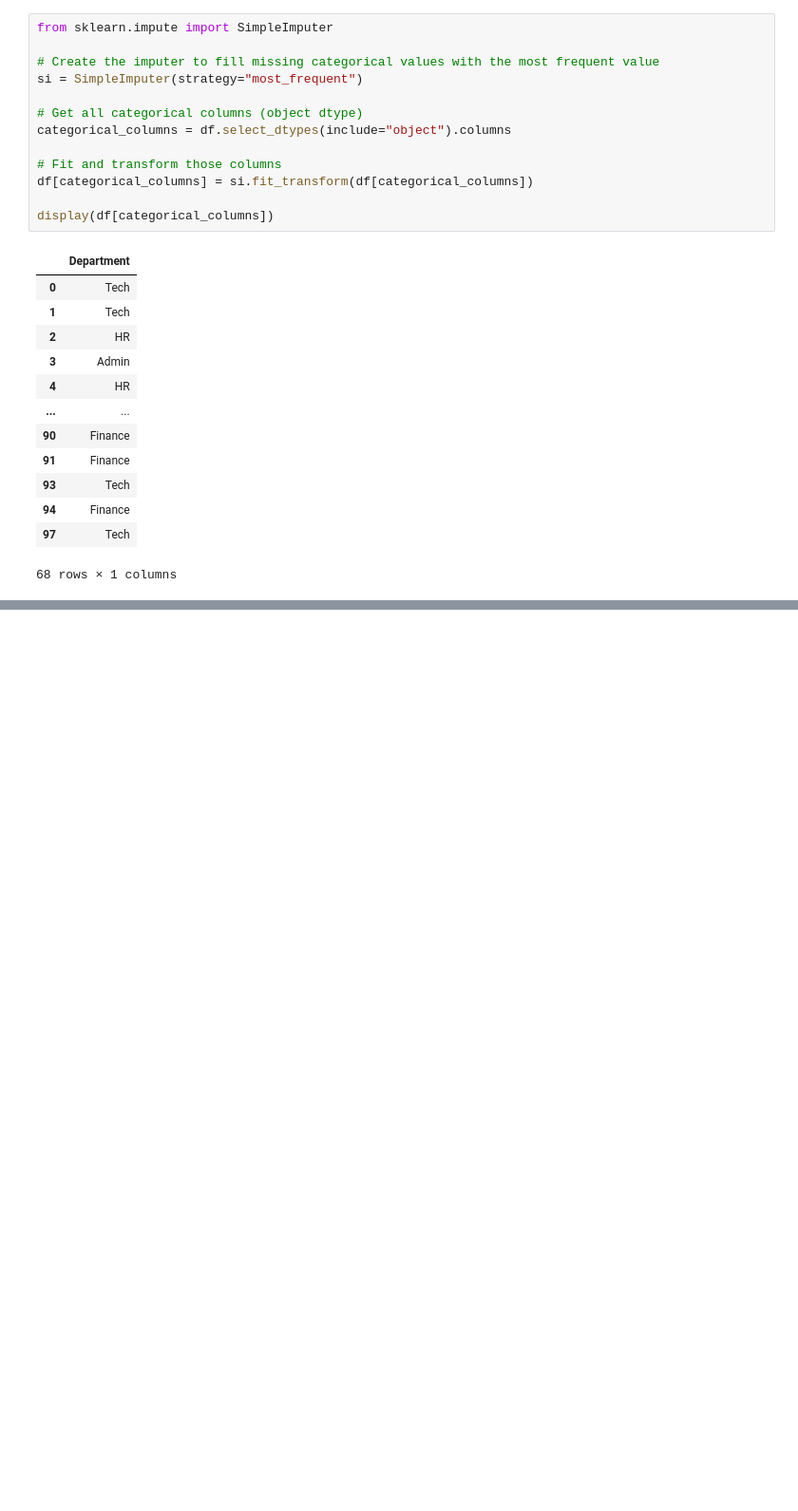
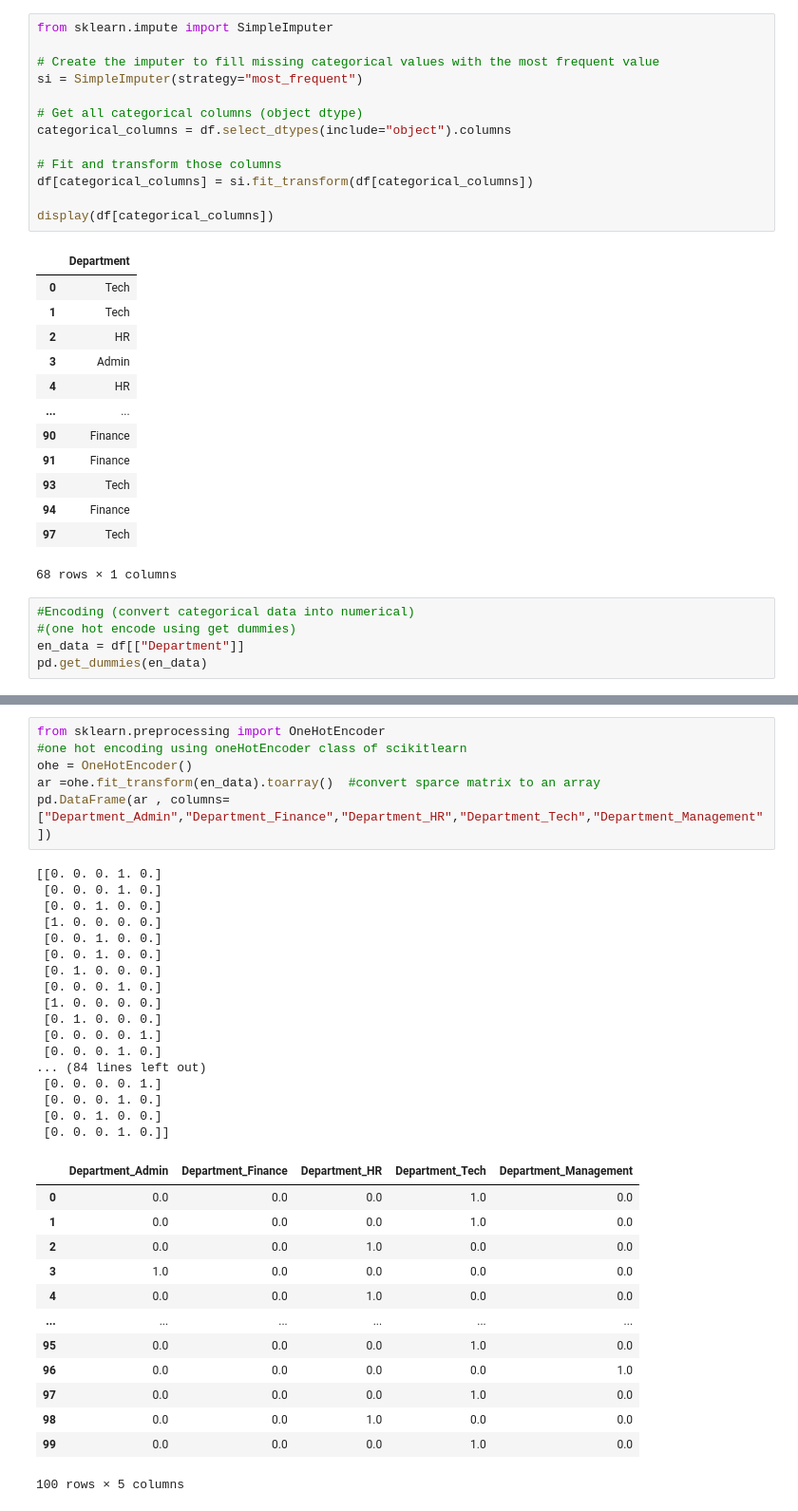
Before and after one commit to Jenil020/python, a Jupyter notebook: ML.ipynb, the cells around one changed output, grey strips where cells are left out. Shown: that part at 95% size. Saved outputs shown, nothing was run; the diff lists cells and outputs as text; blank space fills up the shorter version.

```diff
--- a/ML.ipynb
+++ b/ML.ipynb
@@ -110,3 +110,8 @@ display(df[categorical_columns])
 | 94 | Finance |
 | 97 | Tech |
 68 rows × 1 columns
+# %%
+#Encoding (convert categorical data into numerical)
+#(one hot encode using get dummies)
+en_data = df[["Department"]]
+pd.get_dummies(en_data)
@@ -112,0 +132,37 @@ display(df[categorical_columns])
+# %%
+from sklearn.preprocessing import OneHotEncoder
+#one hot encoding using oneHotEncoder class of scikitlearn
+ohe = OneHotEncoder()
+ar =ohe.fit_transform(en_data).toarray()  #convert sparce matrix to an array
+pd.DataFrame(ar , columns=["Department_Admin","Department_Finance","Department_HR","Department_Tech","Department_Management"])
+# %% [output]
+[[0. 0. 0. 1. 0.]
+ [0. 0. 0. 1. 0.]
+ [0. 0. 1. 0. 0.]
+ [1. 0. 0. 0. 0.]
+ [0. 0. 1. 0. 0.]
+ [0. 0. 1. 0. 0.]
+ [0. 1. 0. 0. 0.]
+ [0. 0. 0. 1. 0.]
+ [1. 0. 0. 0. 0.]
+ [0. 1. 0. 0. 0.]
+ [0. 0. 0. 0. 1.]
+ [0. 0. 0. 1. 0.]
+... (84 lines left out)
+ [0. 0. 0. 0. 1.]
+ [0. 0. 0. 1. 0.]
+ [0. 0. 1. 0. 0.]
+ [0. 0. 0. 1. 0.]]
+|  | Department_Admin | Department_Finance | Department_HR | Department_Tech | Department_Management |
+| 0 | 0.0 | 0.0 | 0.0 | 1.0 | 0.0 |
+| 1 | 0.0 | 0.0 | 0.0 | 1.0 | 0.0 |
+| 2 | 0.0 | 0.0 | 1.0 | 0.0 | 0.0 |
+| 3 | 1.0 | 0.0 | 0.0 | 0.0 | 0.0 |
+| 4 | 0.0 | 0.0 | 1.0 | 0.0 | 0.0 |
+| ... | ... | ... | ... | ... | ... |
+| 95 | 0.0 | 0.0 | 0.0 | 1.0 | 0.0 |
+| 96 | 0.0 | 0.0 | 0.0 | 0.0 | 1.0 |
+| 97 | 0.0 | 0.0 | 0.0 | 1.0 | 0.0 |
+| 98 | 0.0 | 0.0 | 1.0 | 0.0 | 0.0 |
+| 99 | 0.0 | 0.0 | 0.0 | 1.0 | 0.0 |
+100 rows × 5 columns
```
Also changed, not shown: parts of 6 cells of this notebook.
